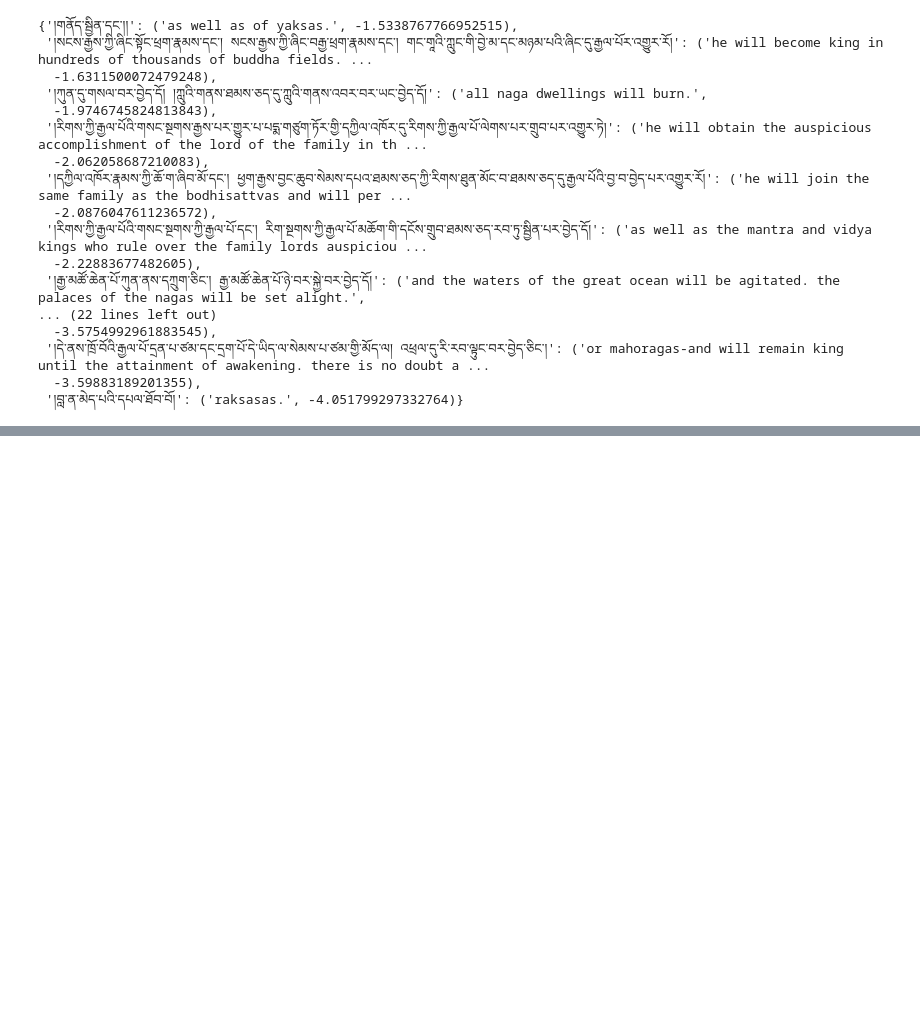
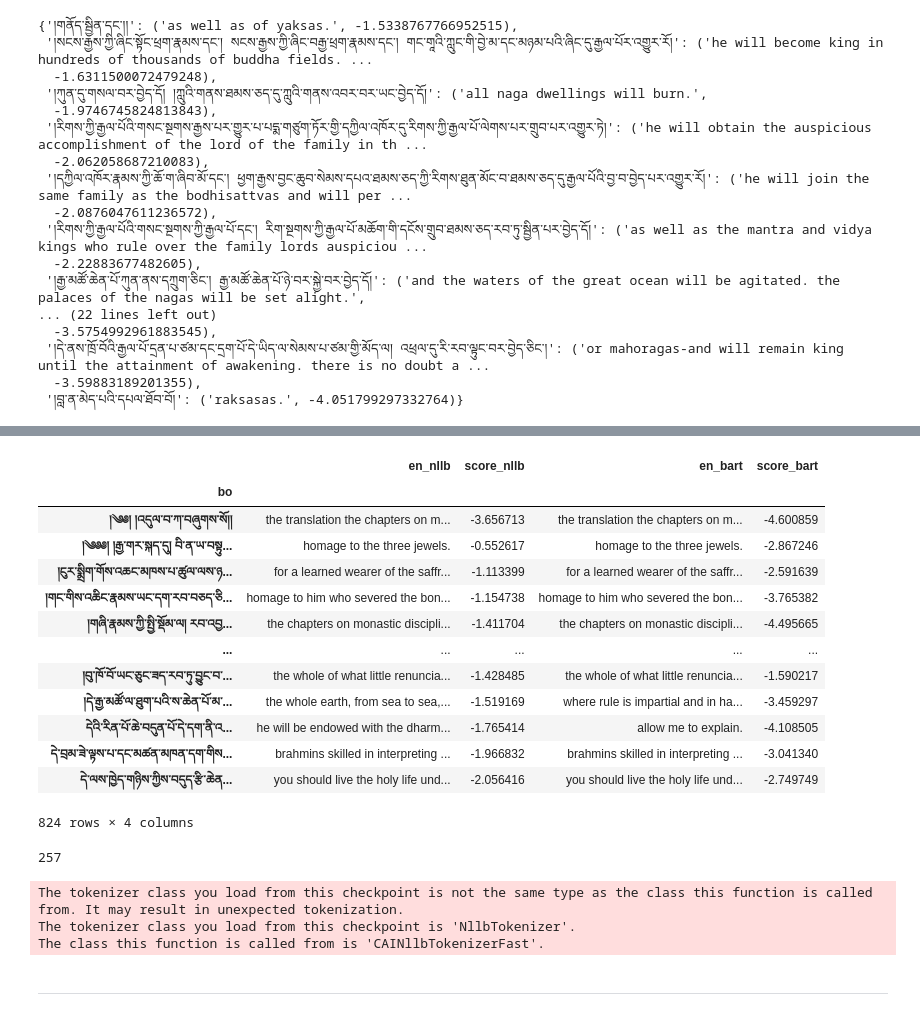
Before and after one commit to CompassionAI/garland, a Jupyter notebook: notebooks/Parallel text mining.ipynb, the cells around one changed output, grey strips where cells are left out. Cells and saved outputs as stored; diff of their text form; code cells hidden in the pictures; blank space fills up the shorter version.

```diff
--- a/notebooks/Parallel text mining.ipynb
+++ b/notebooks/Parallel text mining.ipynb
@@ -398,0 +438,28 @@ for bo, (en, score) in tqdm(final_matches.items()):
+# %%
+bo_bart_df = bart_df.set_index('bo')
+bo_bart_df = bo_bart_df[~bo_bart_df.index.duplicated()]
+
+bo_nllb_df = nllb_df.set_index('bo')
+bo_nllb_df = bo_nllb_df[~bo_nllb_df.index.duplicated()]
+
+bo_joined_df = bo_nllb_df.join(bo_bart_df, lsuffix='_nllb', rsuffix='_bart', how='inner')
+bo_joined_df
+# %% [output]
+|  | en_nllb | score_nllb | en_bart | score_bart |
+| bo |  |  |  |  |
+| །༄༅། །འདུལ་བ་ཀ་བཞུགས་སོ།། | the translation the chapters on m... | -3.656713 | the translation the chapters on m... | -4.600859 |
+| །༄༅༅། །རྒྱ་གར་སྐད་དུ། བི་ན་ཡ་བསྟུ... | homage to the three jewels. | -0.552617 | homage to the three jewels. | -2.867246 |
+| །ངུར་སྨྲིག་གོས་འཆང་མཁས་པ་ཚུལ་ལས་ཉ... | for a learned wearer of the saffr... | -1.113399 | for a learned wearer of the saffr... | -2.591639 |
+| །གང་གིས་འཆིང་རྣམས་ཡང་དག་རབ་བཅད་ཅི... | homage to him who severed the bon... | -1.154738 | homage to him who severed the bon... | -3.765382 |
+| །གཞི་རྣམས་ཀྱི་སྤྱི་སྡོམ་ལ། རབ་འབྱ... | the chapters on monastic discipli... | -1.411704 | the chapters on monastic discipli... | -4.495665 |
+| ... | ... | ... | ... | ... |
+| །བུ་ཁོ་བོ་ཡང་ཅུང་ཟད་རབ་ཏུ་བྱུང་བ་... | the whole of what little renuncia... | -1.428485 | the whole of what little renuncia... | -1.590217 |
+| །དེ་རྒྱ་མཚོ་ལ་ཐུག་པའི་ས་ཆེན་པོ་མ་... | the whole earth, from sea to sea,... | -1.519169 | where rule is impartial and in ha... | -3.459297 |
+| དེའི་རིན་པོ་ཆེ་བདུན་པོ་དེ་དག་ནི་འ... | he will be endowed with the dharm... | -1.765414 | allow me to explain. | -4.108505 |
+| དེ་བྲམ་ཟེ་ལྟས་པ་དང་མཚན་མཁན་དག་གིས... | brahmins skilled in interpreting ... | -1.966832 | brahmins skilled in interpreting ... | -3.041340 |
+| དེ་ལས་ཁྱེད་གཉིས་ཀྱིས་བདུད་རྩི་ཆེན... | you should live the holy life und... | -2.056416 | you should live the holy life und... | -2.749749 |
+824 rows × 4 columns
+# %%
+(bo_joined_df.en_nllb == bo_joined_df.en_bart).sum()
+# %% [output]
+257
@@ -398,0 +472,16 @@ for bo, (en, score) in tqdm(final_matches.items()):
+# %%
+translator = Translator(os.path.join("olive-cormorant-nllb", "base-600M"))
+# translator = Translator(os.path.join("olive-cormorant-bart", "base-base"))
+
+translator.num_beams = 20
+translator.decoding_length = 200
+
+# translator.prepare_context_encoder("facebook/bart-base")
+
+translator.cuda()
+# %% [output]
+The tokenizer class you load from this checkpoint is not the same type as the class this function is called from. It may result in unexpected tokenization.
+The tokenizer class you load from this checkpoint is 'NllbTokenizer'.
+The class this function is called from is 'CAINllbTokenizerFast'.
+# %% [markdown]
+---
```
Also changed, not shown: parts of 14 cells of this notebook, 1 other file.
